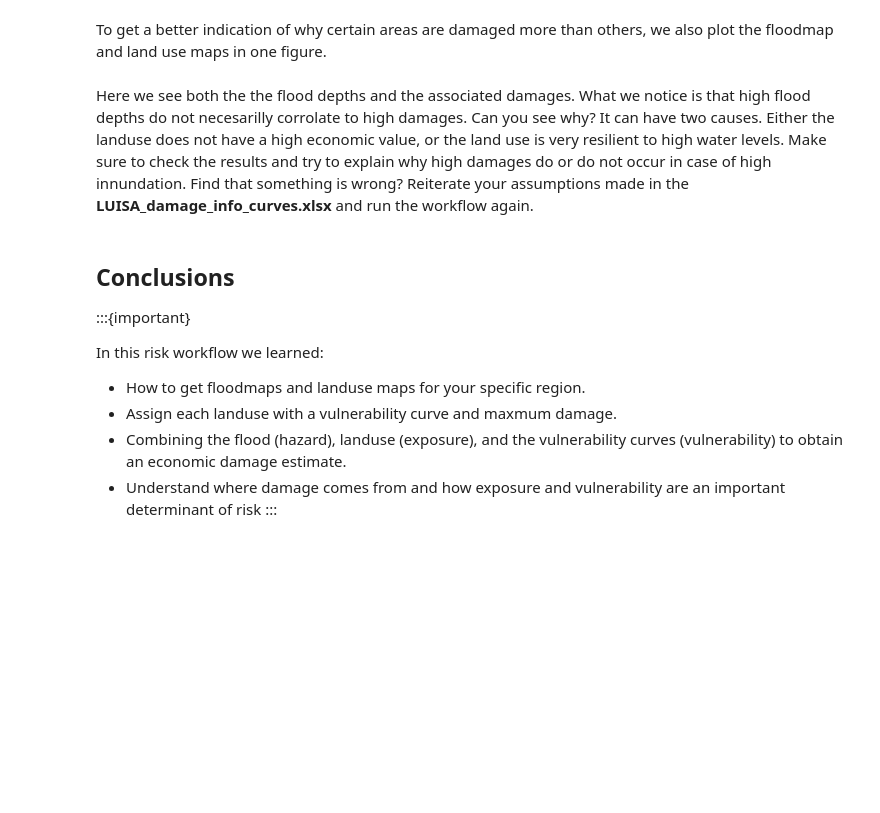
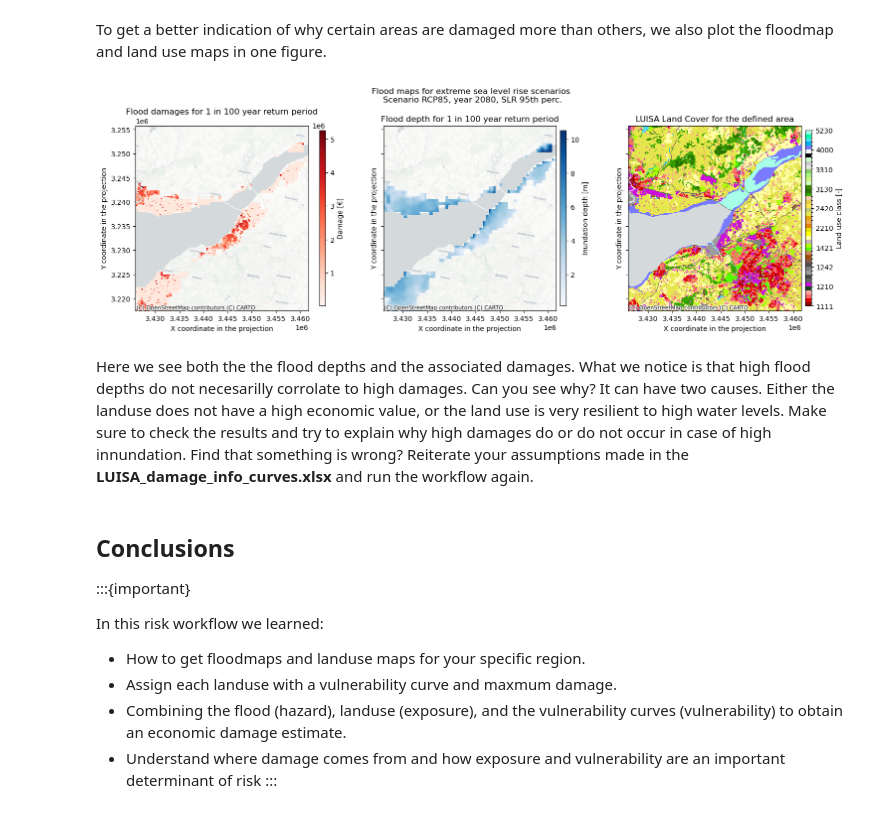
Before and after one commit to CLIMAAX/FLOODS, a Jupyter notebook: coastal_flooding.ipynb, the cells around one changed output. Drawn from its saved outputs; the diff is of its cells as text; code cells hidden in the pictures; blank space fills up the shorter version.

```diff
--- a/coastal_flooding.ipynb
+++ b/coastal_flooding.ipynb
@@ -617,36 +652,40 @@ ctx.add_basemap(ax=ax, crs=damagemap.rio.crs.to_string(), source=ctx.providers.C
 To get a better indication of why certain areas are damaged more than others, we also plot the floodmap and land use maps in one figure.
 # %%
 # Create a 2x2 grid of plots with a size of 20x15 inches
-fig, ([ax1, ax2], [ax3, ax4]) = plt.subplots(2, 2, figsize=(20, 15))
+fig, ([ax1, ax2, ax3]) = plt.subplots(figsize=(15, 5),nrows=1,ncols=3,sharex=True,sharey=True,layout='constrained')
 
 # Plot flood damages on the first plot
-damagemap.plot(ax=ax1, cmap='Reds', cbar_kwargs={'label': "Damage [€]"})
-ax1.set_title('Flood damages for 500 year return period')
+damagemap.plot(ax=ax1, cmap='Reds', cbar_kwargs={'label': "Damage [€]",'pad':0.01,'shrink':0.95,'aspect':30})
+ax1.set_title(f'Flood damages for 1 in {rp} year return period')
 ax1.set_xlabel('X coordinate in the projection')
 ax1.set_ylabel('Y coordinate in the projection')
 
 # Plot inundation depth on the second plot
-flood_small_area_matched.where(flood_small_area_matched > 0).plot(ax=ax2, cmap='Blues', cbar_kwargs={'label': "Inundation depth [m]"})
-ax2.set_title('Flood depth for 500 year return period')
+floodmaps_resampled.sel(year=year,scenario=rcp,slr_percentile=slr_perc,return_period=rp)['inun'].plot(ax=ax2, cmap='Blues', cbar_kwargs={'label': "Inundation depth [m]",'pad':0.01,'shrink':0.95,'aspect':30})
+ax2.set_title(f'Flood depth for 1 in {rp} year return period')
 ax2.set_xlabel('X coordinate in the projection')
 ax2.set_ylabel('Y coordinate in the projection')
 
 # Plot land use on the third plot with custom colors
-land_use_small_area.plot(ax=ax3, levels=LUISA_values, colors=LUISA_colors, cbar_kwargs={'label': "Land use class [-]"})
+land_use_small_area.plot(ax=ax3, levels=LUISA_values, colors=LUISA_colors, cbar_kwargs={'label': "Land use class [-]",'pad':0.01,'shrink':0.95,'aspect':30})
 ax3.set_title('LUISA Land Cover for the defined area')
 ax3.set_xlabel('X coordinate in the projection')
 ax3.set_ylabel('Y coordinate in the projection')
 
-# Remove the fourth plot (ax4)
-ax4.remove()
+plt.suptitle('Flood maps for extreme sea level rise scenarios \n' + f'Scenario {scenario.upper()}, year {year}, SLR {slr_perc}th perc.',fontsize=12)
 
 # Add a map background to each plot using Contextily
 ctx.add_basemap(ax1, crs=damagemap.rio.crs.to_string(), source=ctx.providers.CartoDB.Positron)
-ctx.add_basemap(ax2, crs=flood_small_area_matched.rio.crs.to_string(), source=ctx.providers.CartoDB.Positron)
+ctx.add_basemap(ax2, crs=floodmaps_resampled.rio.crs.to_string(), source=ctx.providers.CartoDB.Positron)
 ctx.add_basemap(ax3, crs=land_use_small_area.rio.crs.to_string(), source=ctx.providers.CartoDB.Positron)
 
 # Display the plot
 plt.show()
+
+fileout = os.path.join(results_dir,'Result_map_{}_{}_Perc{}_{}_rp{:04}.png'.format(areaname, scenario, slr_perc,year,rp))
+fig.savefig(fileout)
+# %% [output]
+[figure, added]
 # %% [markdown]
 Here we see both the the flood depths and the associated damages. What we notice is that high flood depths do not necesarilly corrolate to high damages. Can you see why? It can have two causes. Either the landuse does not have a high economic value, or the land use is very resilient to high water levels. Make sure to check the results and try to explain why high damages do or do not occur in case of high innundation. Find that something is wrong? Reiterate your assumptions made in the **LUISA_damage_info_curves.xlsx** and run the workflow again.
 # %% [markdown]
```
Also changed, not shown: parts of 22 cells of this notebook, 1 other file.
